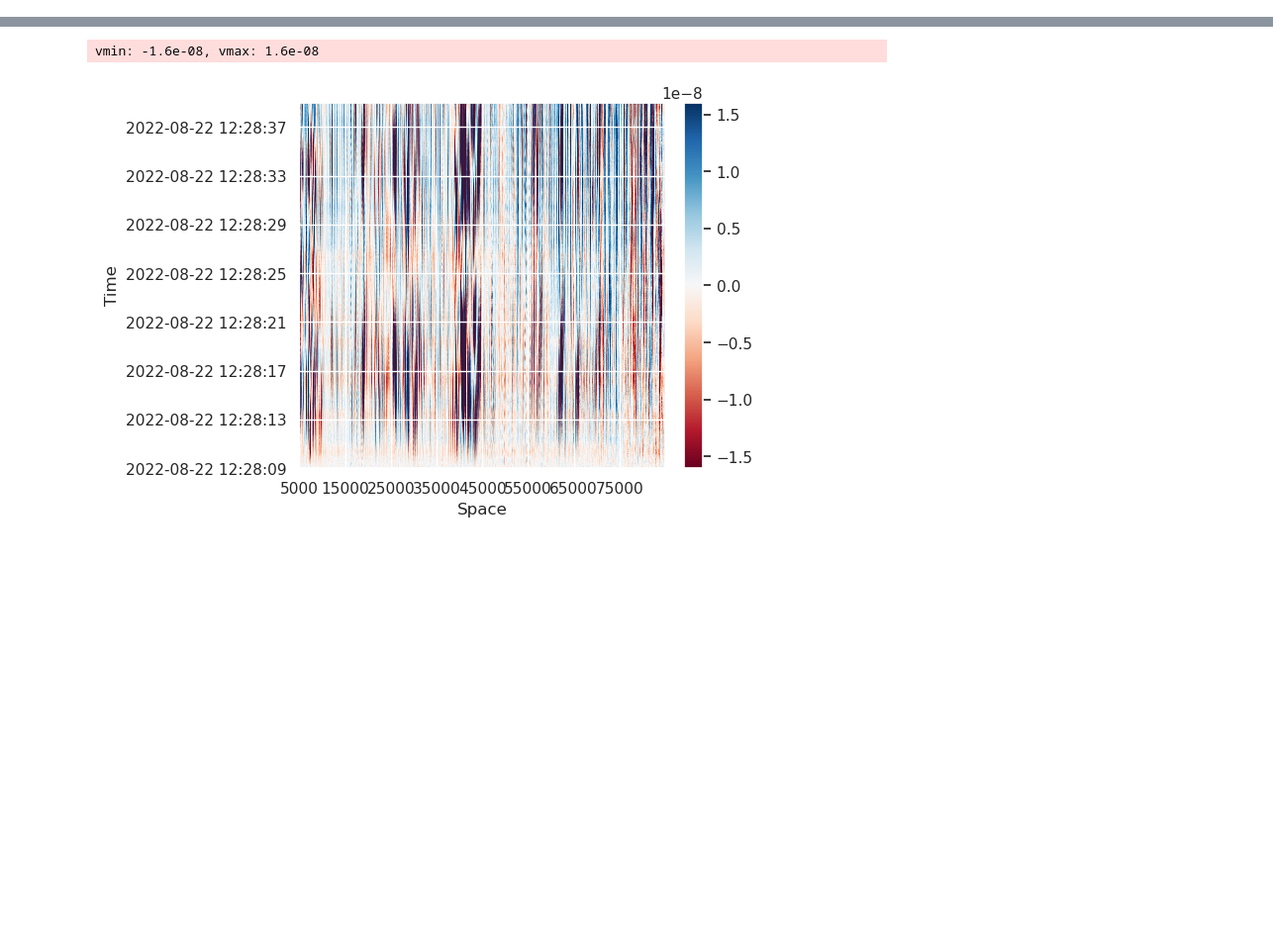
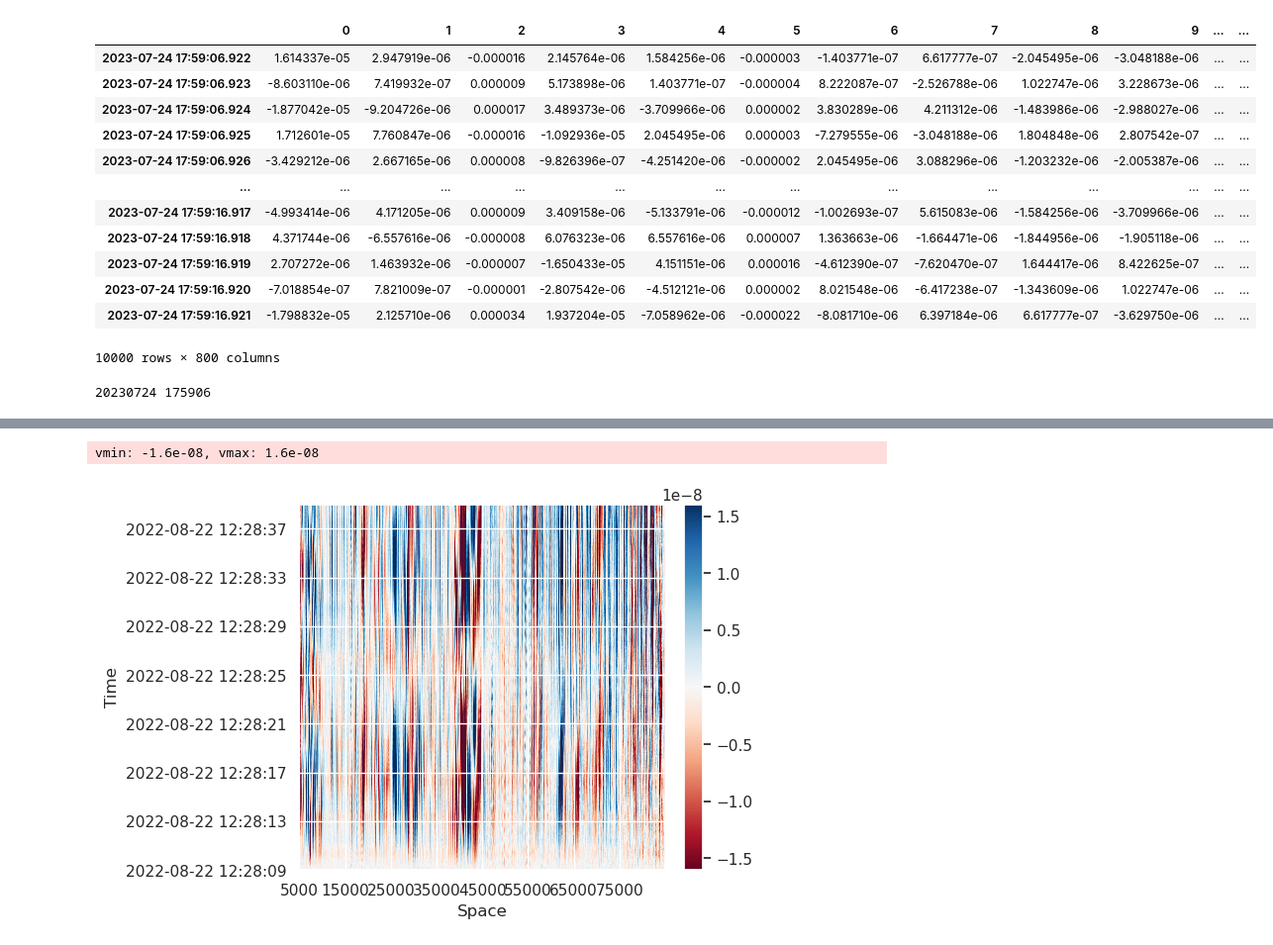
Before and after one commit to truongphanduykhanh/dasly, a Jupyter notebook: notebooks/00.0.atest.ipynb, the cells around one changed output, grey strips where cells are left out. Shown at 99% size. Drawn from its saved outputs; the diff is of its cells as text; code cells hidden in the pictures; blank space fills up the shorter version.

```diff
--- a/notebooks/00.0.atest.ipynb
+++ b/notebooks/00.0.atest.ipynb
@@ -24,0 +328,35 @@ with open(yaml_path, 'r') as file:
+# %%
+signal = simpleDASreader.load_DAS_files(
+    filepaths=[
+        '/mnt/Datastore/usr/kptruong/dasly_repo/data/test_input/20230724/dphi/175906.hdf5',
+        # '/mnt/Datastore/usr/kptruong/dasly_repo/data/test_input/20230724/dphi/175916.hdf5'
+    ],
+    integrate=False
+)
+signal
+# %% [output]
+|  | 0 | 1 | 2 | 3 | 4 | 5 | 6 | 7 | 8 | 9 | ... | ... |
+| 2023-07-24 17:59:06.922 | 1.614337e-05 | 2.947919e-06 | -0.000016 | 2.145764e-06 | 1.584256e-06 | -0.000003 | -1.403771e-07 | 6.617777e-07 | -2.045495e-06 | -3.048188e-06 | ... | ... |
+| 2023-07-24 17:59:06.923 | -8.603110e-06 | 7.419932e-07 | 0.000009 | 5.173898e-06 | 1.403771e-07 | -0.000004 | 8.222087e-07 | -2.526788e-06 | 1.022747e-06 | 3.228673e-06 | ... | ... |
+| 2023-07-24 17:59:06.924 | -1.877042e-05 | -9.204726e-06 | 0.000017 | 3.489373e-06 | -3.709966e-06 | 0.000002 | 3.830289e-06 | 4.211312e-06 | -1.483986e-06 | -2.988027e-06 | ... | ... |
+| 2023-07-24 17:59:06.925 | 1.712601e-05 | 7.760847e-06 | -0.000016 | -1.092936e-05 | 2.045495e-06 | 0.000003 | -7.279555e-06 | -3.048188e-06 | 1.804848e-06 | 2.807542e-07 | ... | ... |
+| 2023-07-24 17:59:06.926 | -3.429212e-06 | 2.667165e-06 | 0.000008 | -9.826396e-07 | -4.251420e-06 | -0.000002 | 2.045495e-06 | 3.088296e-06 | -1.203232e-06 | -2.005387e-06 | ... | ... |
+| ... | ... | ... | ... | ... | ... | ... | ... | ... | ... | ... | ... | ... |
+| 2023-07-24 17:59:16.917 | -4.993414e-06 | 4.171205e-06 | 0.000009 | 3.409158e-06 | -5.133791e-06 | -0.000012 | -1.002693e-07 | 5.615083e-06 | -1.584256e-06 | -3.709966e-06 | ... | ... |
+| 2023-07-24 17:59:16.918 | 4.371744e-06 | -6.557616e-06 | -0.000008 | 6.076323e-06 | 6.557616e-06 | 0.000007 | 1.363663e-06 | -1.664471e-06 | -1.844956e-06 | -1.905118e-06 | ... | ... |
+| 2023-07-24 17:59:16.919 | 2.707272e-06 | 1.463932e-06 | -0.000007 | -1.650433e-05 | 4.151151e-06 | 0.000016 | -4.612390e-07 | -7.620470e-07 | 1.644417e-06 | 8.422625e-07 | ... | ... |
+| 2023-07-24 17:59:16.920 | -7.018854e-07 | 7.821009e-07 | -0.000001 | -2.807542e-06 | -4.512121e-06 | 0.000002 | 8.021548e-06 | -6.417238e-07 | -1.343609e-06 | 1.022747e-06 | ... | ... |
+| 2023-07-24 17:59:16.921 | -1.798832e-05 | 2.125710e-06 | 0.000034 | 1.937204e-05 | -7.058962e-06 | -0.000022 | -8.081710e-06 | 6.397184e-06 | 6.617777e-07 | -3.629750e-06 | ... | ... |
+10000 rows × 800 columns
+# %%
+# Get the experiment directory, date, and time
+date_str, time_str = get_date_time(file_path)
+
+# Run the dasly_core
+first_file_dt = add_subtract_dt(
+    f'{date_str} {time_str}',
+    params['hdf5_file_length'] - params['dasly']['batch']
+)
+print(first_file_dt)
+# %% [output]
+20230724 175906
```
Also changed, not shown: parts of 40 cells of this notebook, 9 other files.
